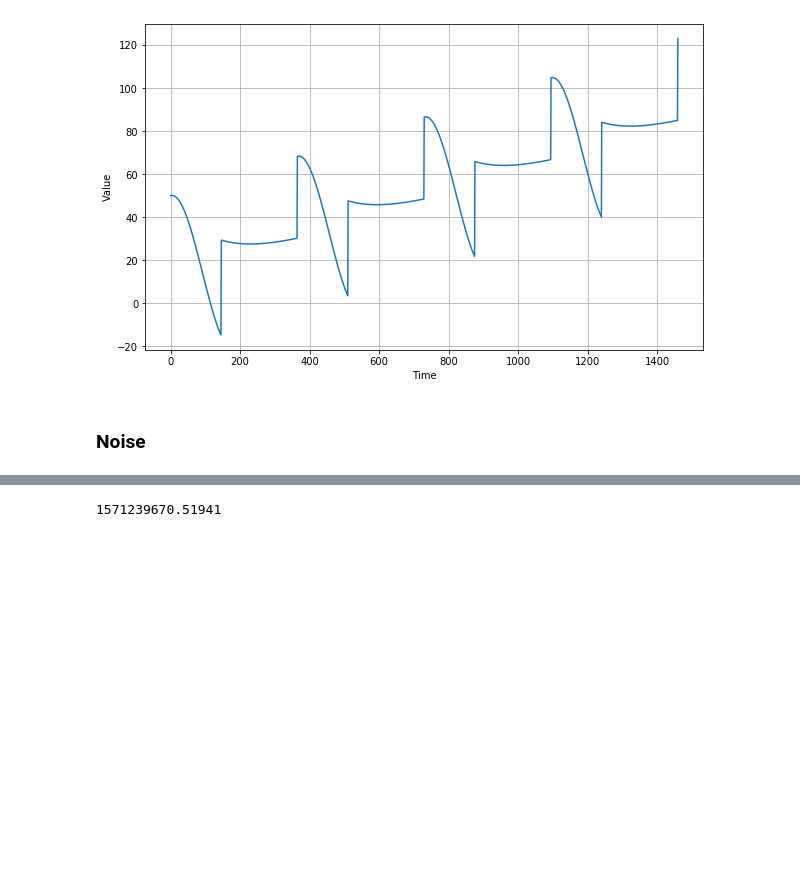
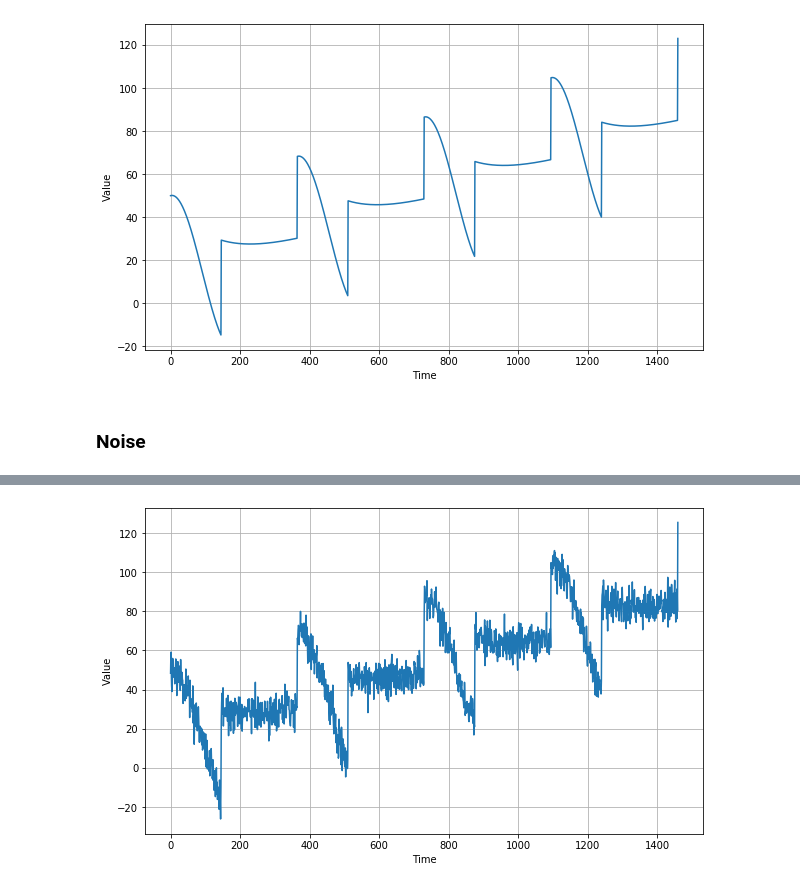
Before and after one commit to damiansp/TS, a Jupyter notebook: coursera/sequencesTSAndPrediction/01_intro_to_TS/01_sequences_and_prediction.py.ipynb, the cells around one changed output, grey strips where cells are left out. Cells and saved outputs as stored; diff of their text form; code cells hidden in the pictures; blank space fills up the shorter version.

```diff
--- a/coursera/sequencesTSAndPrediction/01_intro_to_TS/01_sequences_and_prediction.py.ipynb
+++ b/coursera/sequencesTSAndPrediction/01_intro_to_TS/01_sequences_and_prediction.py.ipynb
@@ -77,5 +80,7 @@ plot_series(time, noise)
-# %%
-import time
-time.time()
-# %% [output]
-1571239670.51941
+# %%
+series += noise
+
+plt.figure(figsize=(10, 6))
+plot_series(time, series)
+# %% [output]
+[figure, added]
```
Also changed, not shown: parts of 19 cells of this notebook.
